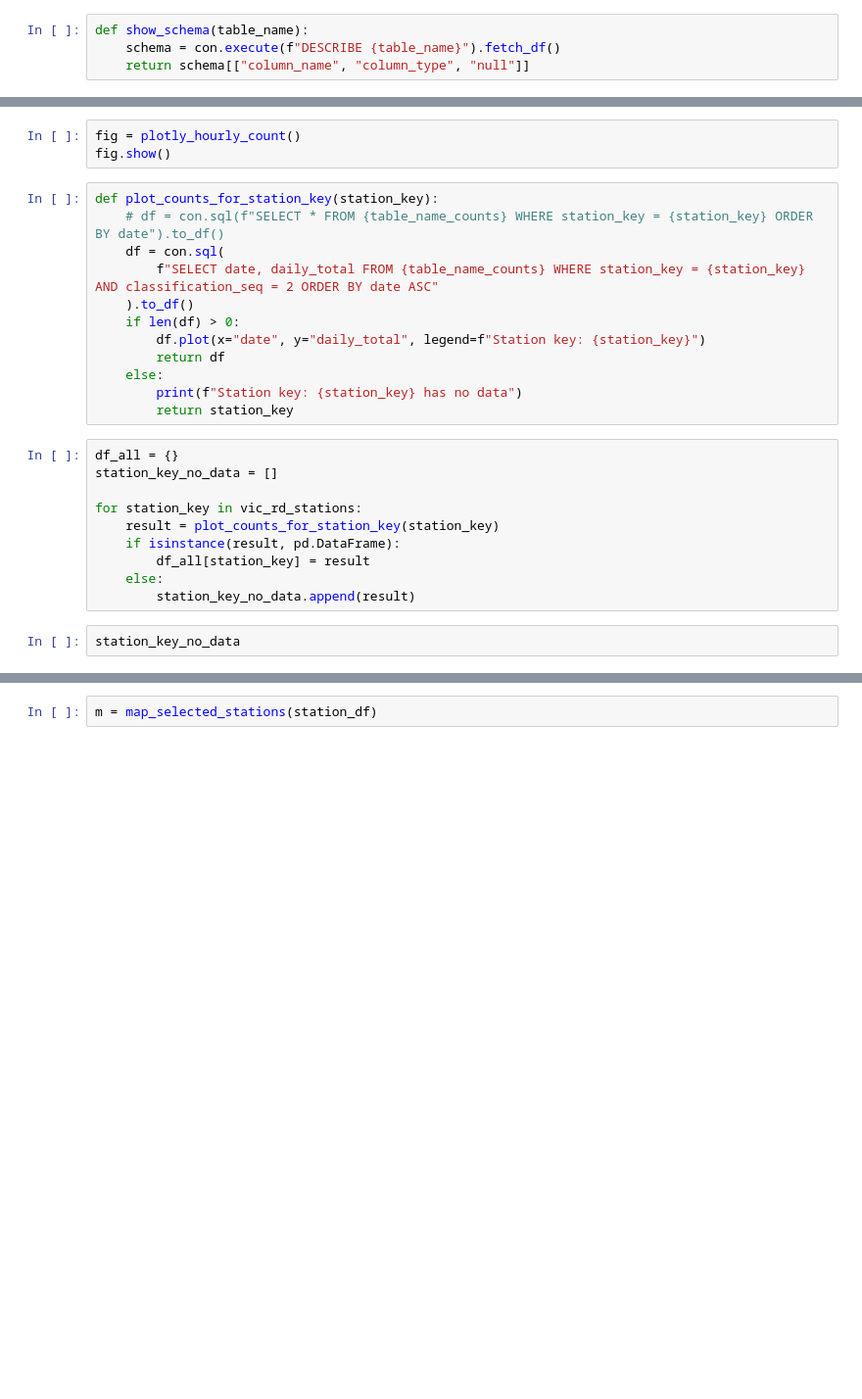
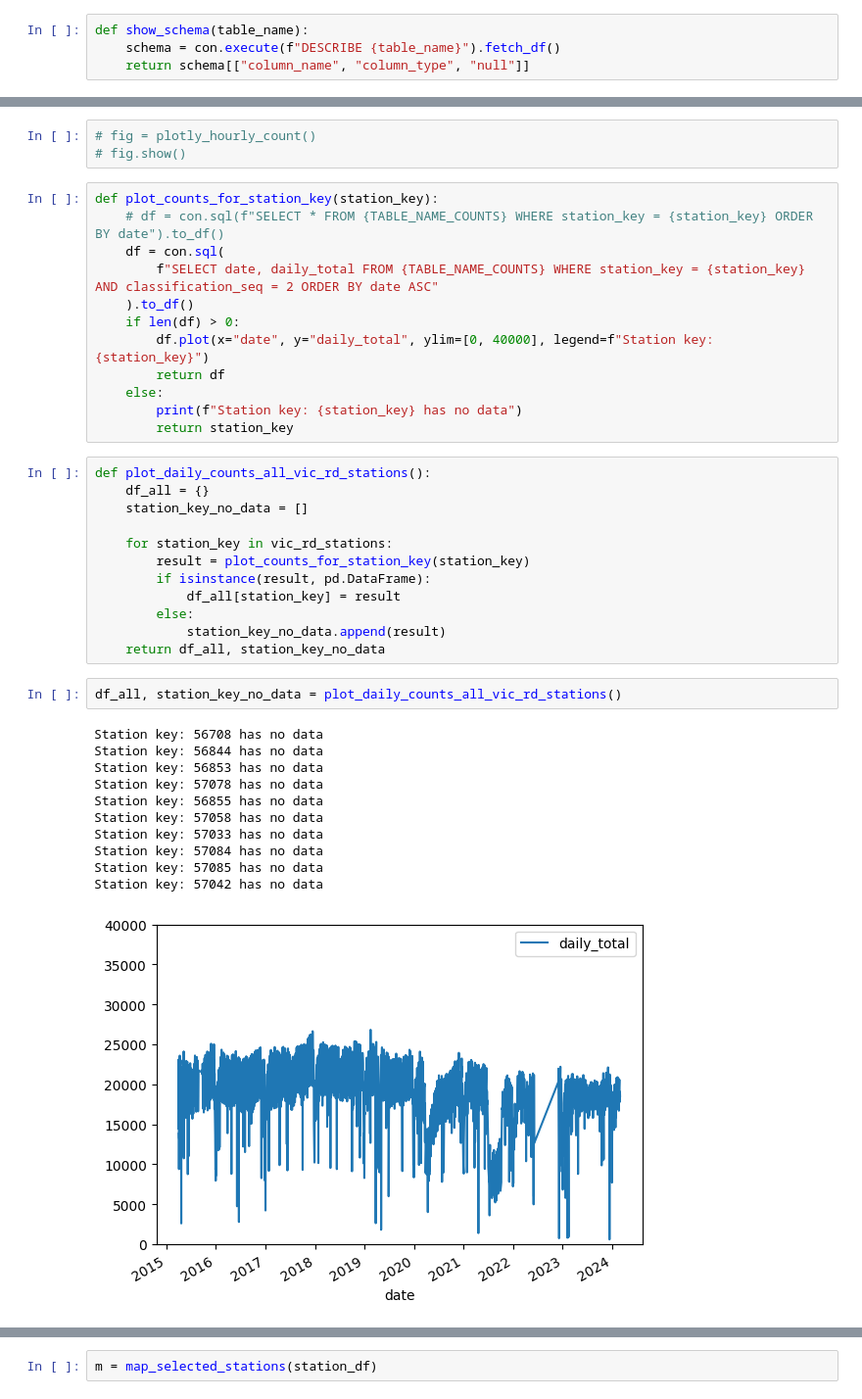
Before and after one commit to DataBooth/victoria-road, a Jupyter notebook: notebooks/initial_explore.ipynb, the cells around one changed output, grey strips where cells are left out. Shown at 98% size. Saved outputs shown, nothing was run; the diff lists cells and outputs as text; blank space fills up the shorter version.

```diff
--- a/notebooks/initial_explore.ipynb
+++ b/notebooks/initial_explore.ipynb
@@ -174,27 +195,41 @@ def plotly_hourly_count(df, year_start=year_start_datetime):
 # %%
-fig = plotly_hourly_count()
-fig.show()
+# fig = plotly_hourly_count()
+# fig.show()
 # %%
 def plot_counts_for_station_key(station_key):
-    # df = con.sql(f"SELECT * FROM {table_name_counts} WHERE station_key = {station_key} ORDER BY date").to_df()
+    # df = con.sql(f"SELECT * FROM {TABLE_NAME_COUNTS} WHERE station_key = {station_key} ORDER BY date").to_df()
     df = con.sql(
-        f"SELECT date, daily_total FROM {table_name_counts} WHERE station_key = {station_key} AND classification_seq = 2 ORDER BY date ASC"
+        f"SELECT date, daily_total FROM {TABLE_NAME_COUNTS} WHERE station_key = {station_key} AND classification_seq = 2 ORDER BY date ASC"
     ).to_df()
     if len(df) > 0:
-        df.plot(x="date", y="daily_total", legend=f"Station key: {station_key}")
+        df.plot(x="date", y="daily_total", ylim=[0, 40000], legend=f"Station key: {station_key}")
         return df
     else:
         print(f"Station key: {station_key} has no data")
         return station_key
 # %%
-df_all = {}
-station_key_no_data = []
+def plot_daily_counts_all_vic_rd_stations():
+    df_all = {}
+    station_key_no_data = []
 
-for station_key in vic_rd_stations:
-    result = plot_counts_for_station_key(station_key)
-    if isinstance(result, pd.DataFrame):
-        df_all[station_key] = result
-    else:
-        station_key_no_data.append(result)
+    for station_key in vic_rd_stations:
+        result = plot_counts_for_station_key(station_key)
+        if isinstance(result, pd.DataFrame):
+            df_all[station_key] = result
+        else:
+            station_key_no_data.append(result)
+    return df_all, station_key_no_data
-# %%
-station_key_no_data
+# %%
+df_all, station_key_no_data = plot_daily_counts_all_vic_rd_stations()
+# %% [output]
+Station key: 56708 has no data
+Station key: 56844 has no data
+Station key: 56853 has no data
+Station key: 57078 has no data
+Station key: 56855 has no data
+Station key: 57058 has no data
+Station key: 57033 has no data
+Station key: 57084 has no data
+Station key: 57085 has no data
+Station key: 57042 has no data
+[figure, added]
```
Also changed, not shown: parts of 22 cells of this notebook.
